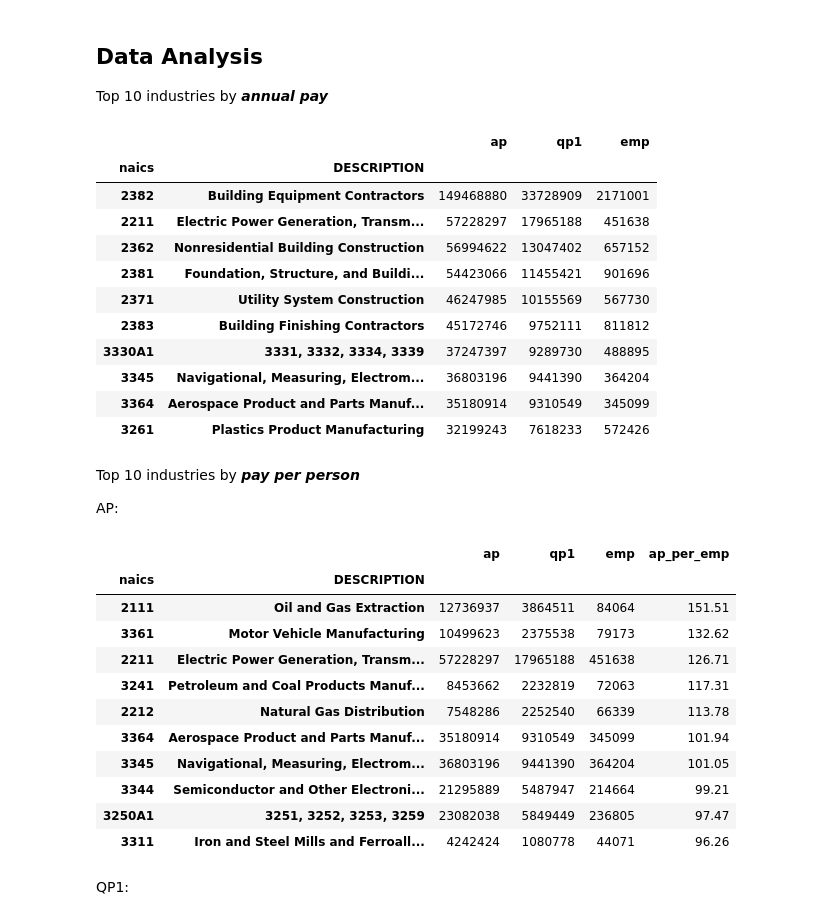
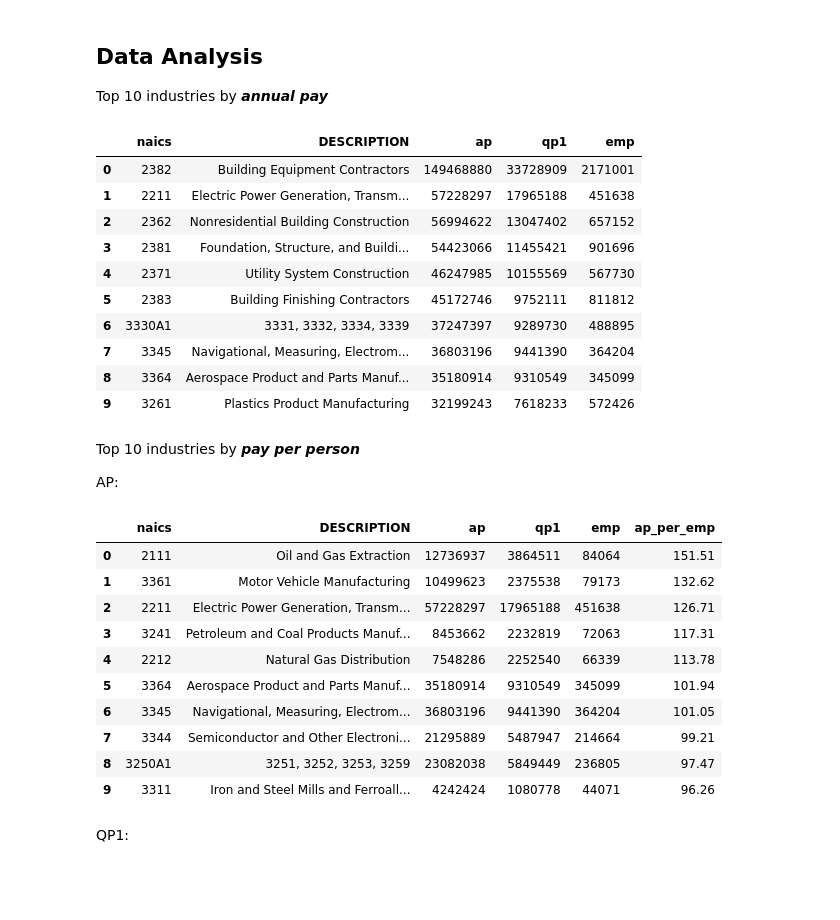
Before and after one commit to bogdankrenz/data_mining_SO2024, a Jupyter notebook: notebooks/2_data_understanding_pattern.ipynb, the cells around one changed output. Cells and saved outputs as stored; diff of their text form; code cells hidden in the pictures; blank space fills up the shorter version.

```diff
--- a/notebooks/2_data_understanding_pattern.ipynb
+++ b/notebooks/2_data_understanding_pattern.ipynb
@@ -110,45 +110,43 @@ dtype: int64
 
 Top 10 industries by ***annual pay***
 # %%
-highest_ap = df.groupby(["naics", "DESCRIPTION"])[["ap", "qp1", "emp"]].sum()
-highest_ap = highest_ap.sort_values(by="ap", ascending=False)
+highest_pay = df.groupby(["naics", "DESCRIPTION"])[["ap", "qp1", "emp"]].sum()
+highest_ap = highest_pay.sort_values(by="ap", ascending=False).reset_index()
 
 highest_ap.head(10)
 # %% [output]
-|  |  | ap | qp1 | emp |
-| naics | DESCRIPTION |  |  |  |
-| 2382 | Building Equipment Contractors | 149468880 | 33728909 | 2171001 |
-| 2211 | Electric Power Generation, Transm... | 57228297 | 17965188 | 451638 |
-| 2362 | Nonresidential Building Construction | 56994622 | 13047402 | 657152 |
-| 2381 | Foundation, Structure, and Buildi... | 54423066 | 11455421 | 901696 |
-| 2371 | Utility System Construction | 46247985 | 10155569 | 567730 |
-| 2383 | Building Finishing Contractors | 45172746 | 9752111 | 811812 |
-| 3330A1 | 3331, 3332, 3334, 3339 | 37247397 | 9289730 | 488895 |
-| 3345 | Navigational, Measuring, Electrom... | 36803196 | 9441390 | 364204 |
-| 3364 | Aerospace Product and Parts Manuf... | 35180914 | 9310549 | 345099 |
-| 3261 | Plastics Product Manufacturing | 32199243 | 7618233 | 572426 |
+|  | naics | DESCRIPTION | ap | qp1 | emp |
+| 0 | 2382 | Building Equipment Contractors | 149468880 | 33728909 | 2171001 |
+| 1 | 2211 | Electric Power Generation, Transm... | 57228297 | 17965188 | 451638 |
+| 2 | 2362 | Nonresidential Building Construction | 56994622 | 13047402 | 657152 |
+| 3 | 2381 | Foundation, Structure, and Buildi... | 54423066 | 11455421 | 901696 |
+| 4 | 2371 | Utility System Construction | 46247985 | 10155569 | 567730 |
+| 5 | 2383 | Building Finishing Contractors | 45172746 | 9752111 | 811812 |
+| 6 | 3330A1 | 3331, 3332, 3334, 3339 | 37247397 | 9289730 | 488895 |
+| 7 | 3345 | Navigational, Measuring, Electrom... | 36803196 | 9441390 | 364204 |
+| 8 | 3364 | Aerospace Product and Parts Manuf... | 35180914 | 9310549 | 345099 |
+| 9 | 3261 | Plastics Product Manufacturing | 32199243 | 7618233 | 572426 |
 # %% [markdown]
 Top 10 industries by ***pay per person***
 
 AP:
 # %%
-highest_ap["ap_per_emp"] = highest_ap["ap"] / highest_ap["emp"]
-highest_ap = highest_ap.sort_values(by="ap_per_emp", ascending=False)
+highest_pay["ap_per_emp"] = highest_pay["ap"] / highest_pay["emp"]
+highest_ap_per_emp = highest_pay.sort_values(by="ap_per_emp", ascending=False).reset_index()
 
-highest_ap.head(10)
+highest_ap_per_emp.head(10)
 # %% [output]
-|  |  | ap | qp1 | emp | ap_per_emp |
-| naics | DESCRIPTION |  |  |  |  |
-| 2111 | Oil and Gas Extraction | 12736937 | 3864511 | 84064 | 151.51 |
-| 3361 | Motor Vehicle Manufacturing | 10499623 | 2375538 | 79173 | 132.62 |
-| 2211 | Electric Power Generation, Transm... | 57228297 | 17965188 | 451638 | 126.71 |
-| 3241 | Petroleum and Coal Products Manuf... | 8453662 | 2232819 | 72063 | 117.31 |
-| 2212 | Natural Gas Distribution | 7548286 | 2252540 | 66339 | 113.78 |
-| 3364 | Aerospace Product and Parts Manuf... | 35180914 | 9310549 | 345099 | 101.94 |
-| 3345 | Navigational, Measuring, Electrom... | 36803196 | 9441390 | 364204 | 101.05 |
-| 3344 | Semiconductor and Other Electroni... | 21295889 | 5487947 | 214664 | 99.21 |
-| 3250A1 | 3251, 3252, 3253, 3259 | 23082038 | 5849449 | 236805 | 97.47 |
-| 3311 | Iron and Steel Mills and Ferroall... | 4242424 | 1080778 | 44071 | 96.26 |
+|  | naics | DESCRIPTION | ap | qp1 | emp | ap_per_emp |
+| 0 | 2111 | Oil and Gas Extraction | 12736937 | 3864511 | 84064 | 151.51 |
+| 1 | 3361 | Motor Vehicle Manufacturing | 10499623 | 2375538 | 79173 | 132.62 |
+| 2 | 2211 | Electric Power Generation, Transm... | 57228297 | 17965188 | 451638 | 126.71 |
+| 3 | 3241 | Petroleum and Coal Products Manuf... | 8453662 | 2232819 | 72063 | 117.31 |
+| 4 | 2212 | Natural Gas Distribution | 7548286 | 2252540 | 66339 | 113.78 |
+| 5 | 3364 | Aerospace Product and Parts Manuf... | 35180914 | 9310549 | 345099 | 101.94 |
+| 6 | 3345 | Navigational, Measuring, Electrom... | 36803196 | 9441390 | 364204 | 101.05 |
+| 7 | 3344 | Semiconductor and Other Electroni... | 21295889 | 5487947 | 214664 | 99.21 |
+| 8 | 3250A1 | 3251, 3252, 3253, 3259 | 23082038 | 5849449 | 236805 | 97.47 |
+| 9 | 3311 | Iron and Steel Mills and Ferroall... | 4242424 | 1080778 | 44071 | 96.26 |
 # %% [markdown]
 QP1:
 # %%
```
Also changed, not shown: parts of 7 cells of this notebook, 3 other files.
